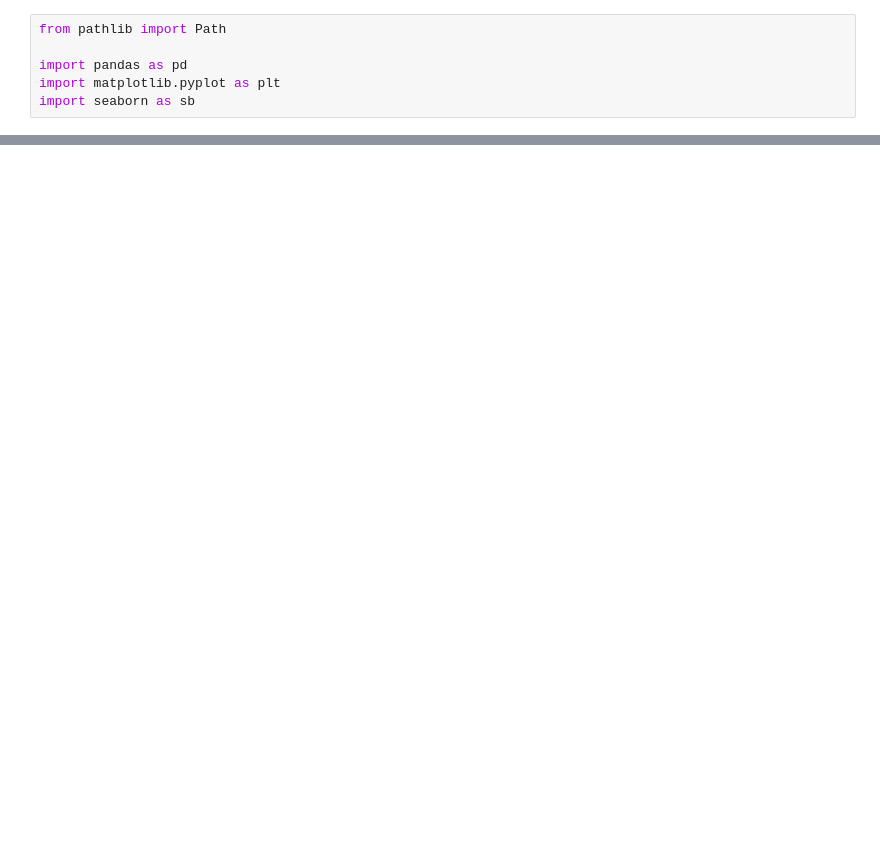
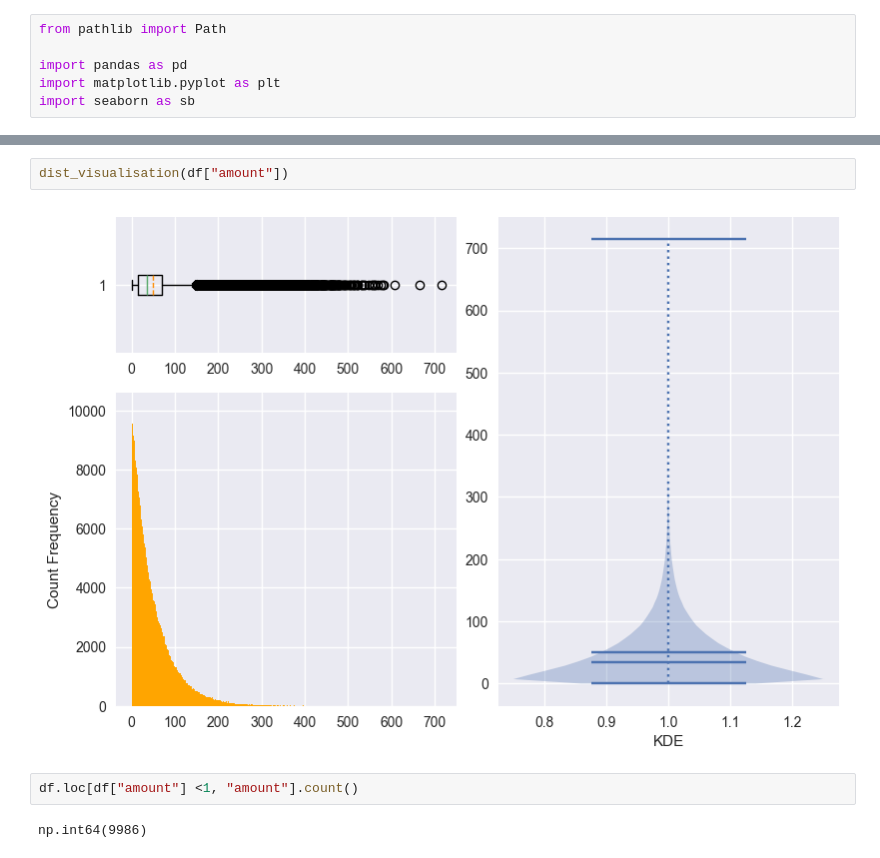
Before and after one commit to MateuszPietkiewicz/mastercards, a Jupyter notebook: notebooks/1.0-pk-eda-transaction.ipynb, the cells around one changed output, grey strips where cells are left out. Cells and saved outputs as stored; diff of their text form; blank space fills up the shorter version.

```diff
--- a/notebooks/1.0-pk-eda-transaction.ipynb
+++ b/notebooks/1.0-pk-eda-transaction.ipynb
@@ -21,0 +178,8 @@ df.to_parquet("yolo.parquet")
+# %%
+dist_visualisation(df["amount"])
+# %% [output]
+[figure, added]
+# %%
+df.loc[df["amount"] <1, "amount"].count()
+# %% [output]
+np.int64(9986)
```
Also changed, not shown: parts of 37 cells of this notebook, 6 other files.
